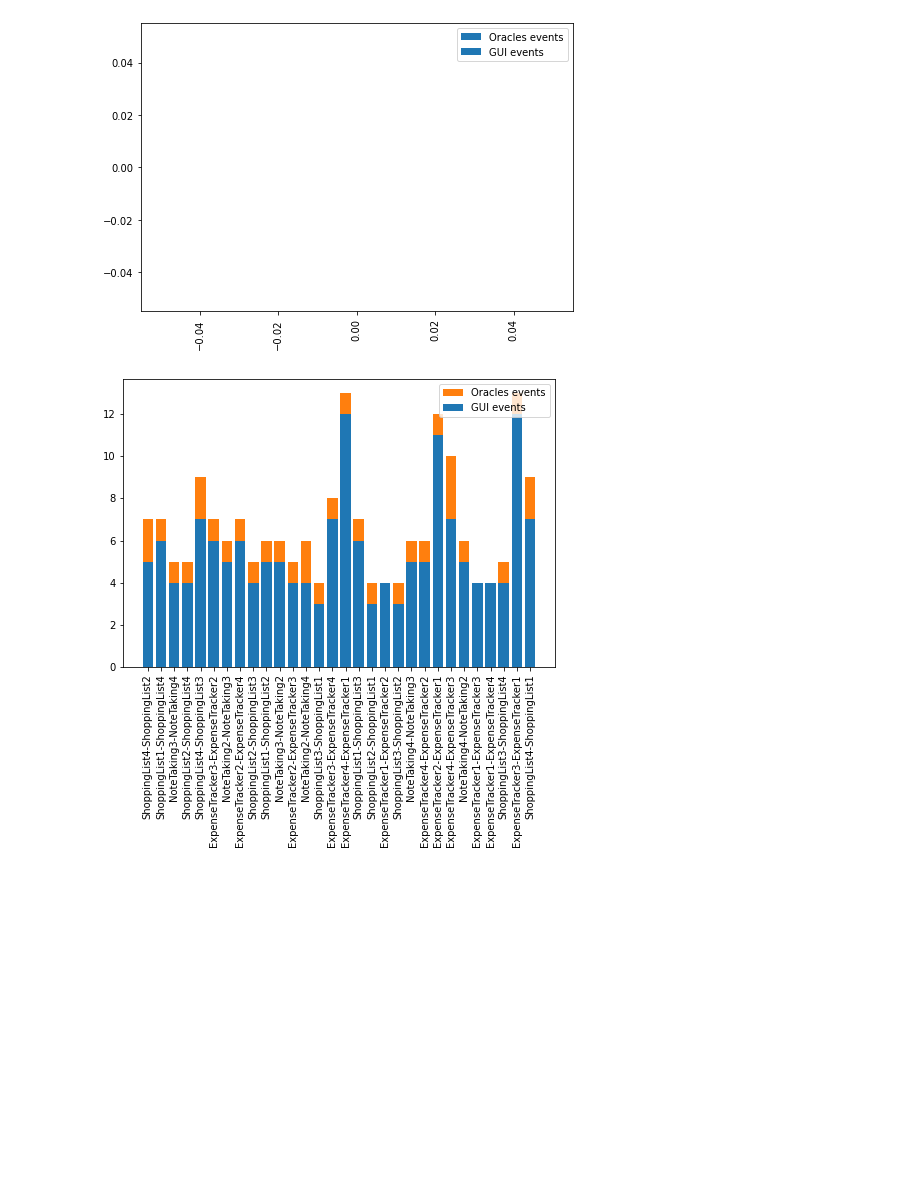
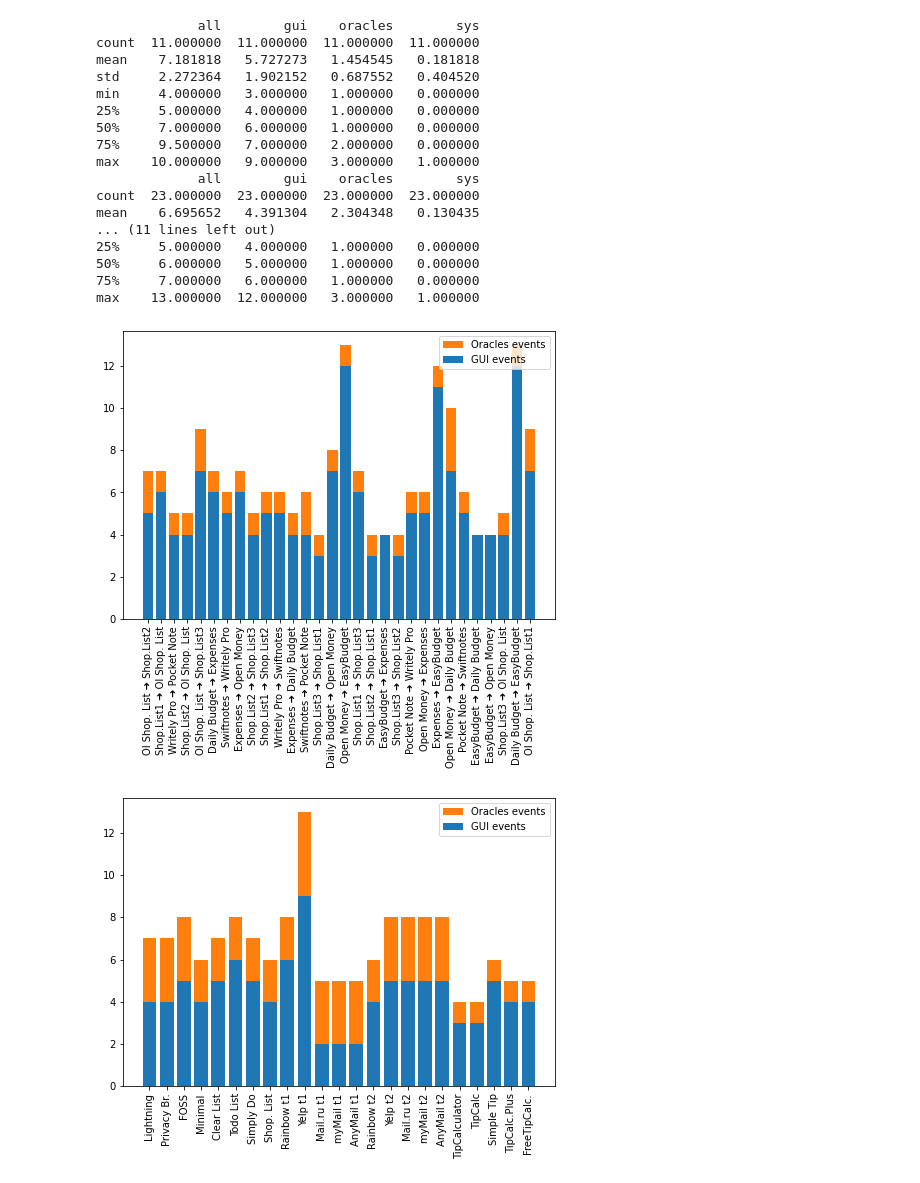
Before and after one commit to alimohebbi/test-reuse-analysis, a Jupyter notebook: test_case_len/test_len_bar_plot.ipynb, the cells around one changed output. Drawn from its saved outputs; the diff is of its cells as text; code cells hidden in the pictures; blank space fills up the shorter version.

```diff
--- a/test_case_len/test_len_bar_plot.ipynb
+++ b/test_case_len/test_len_bar_plot.ipynb
@@ -2,26 +2,46 @@
 import matplotlib.pyplot as plt
 import pandas as pd
 
+subject_names = pd.read_csv('subjects-names.csv')
+
+
+def change_name(id):
+    if '-b' in id:
+        id = id[0:id.index('-b')]
+    if '-' in id:
+        name_parts = id.split('-')
+        return change_name(name_parts[0]) + ' ➜ ' + change_name(name_parts[1])
+    return subject_names.query(f'id == "{id}"')['name'].values[0]
+
 
 def make_plot(len_df, save_filename):
     fig = plt.figure()
-    ax = fig.add_axes([0,0,1,1])
-    ax.bar(len_df['mig_name'],len_df['oracles'], bottom=len_df['gui'], color='tab:orange', label= 'Oracles events')
-    ax.bar(len_df['mig_name'],len_df['gui'], color='tab:blue',label='GUI events')
-    plt.xticks(rotation = 90)
+    ax = fig.add_axes([0, 0, 1, 1])
+    ax.bar(len_df['mig_name'], len_df['oracles'], bottom=len_df['gui'], color='tab:orange', label='Oracles events')
+    ax.bar(len_df['mig_name'], len_df['gui'], color='tab:blue', label='GUI events')
+    plt.xticks(rotation=90)
     plt.legend(loc=1)
-    plt.savefig(save_filename, bbox_inches= 'tight')
+    plt.savefig(save_filename, bbox_inches='tight')
+
 
 targets_len = pd.read_csv('target_test_len.csv')
+targets_len['mig_name'] = targets_len['mig_name'].apply(change_name)
 targets_len['gui'] = targets_len['gui'] + targets_len['sys']
 targets_len_atm = targets_len[~targets_len['mig_name'].str.contains('a[1-5]')]
 make_plot(targets_len_atm, 'target_atm_len.pdf')
 
+src_len = pd.read_csv('src_test_len.csv')
 
-src_len = pd.read_csv('src_test_len.csv')
-src_len['gui'] = src_len['gui'] +  src_len['sys']
+src_len['gui'] = src_len['gui'] + src_len['sys']
 src_len_craft = src_len[src_len['mig_name'].str.contains('a[1-5]')]
 src_len_atm = src_len[~src_len['mig_name'].str.contains('a[1-5]')]
+
+src_len_craft['mig_name'] = src_len_craft['mig_name'].apply(change_name)
+src_len_atm['mig_name'] = src_len_atm['mig_name'].apply(change_name)
 make_plot(src_len_craft, 'src_craft_len.pdf')
 make_plot(src_len_atm, 'src_atm_len.pdf')
+print(src_len_atm.describe())
+
+print(src_len_craft.describe())
+print(targets_len_atm.describe())
 # %% [output]
@@ -28,2 +56,19 @@ make_plot(src_len_atm, 'src_atm_len.pdf')
+             all        gui    oracles        sys
+count  11.000000  11.000000  11.000000  11.000000
+mean    7.181818   5.727273   1.454545   0.181818
+std     2.272364   1.902152   0.687552   0.404520
+min     4.000000   3.000000   1.000000   0.000000
+25%     5.000000   4.000000   1.000000   0.000000
+50%     7.000000   6.000000   1.000000   0.000000
+75%     9.500000   7.000000   2.000000   0.000000
+max    10.000000   9.000000   3.000000   1.000000
+             all        gui    oracles        sys
+count  23.000000  23.000000  23.000000  23.000000
+mean    6.695652   4.391304   2.304348   0.130435
+... (11 lines left out)
+25%     5.000000   4.000000   1.000000   0.000000
+50%     6.000000   5.000000   1.000000   0.000000
+75%     7.000000   6.000000   1.000000   0.000000
+max    13.000000  12.000000   3.000000   1.000000
-[figure, old version]
+[figure, new version]
-[figure, old version]
+[figure, new version]
```
Also changed, not shown: parts of 1 cell of this notebook, 4 other files.
